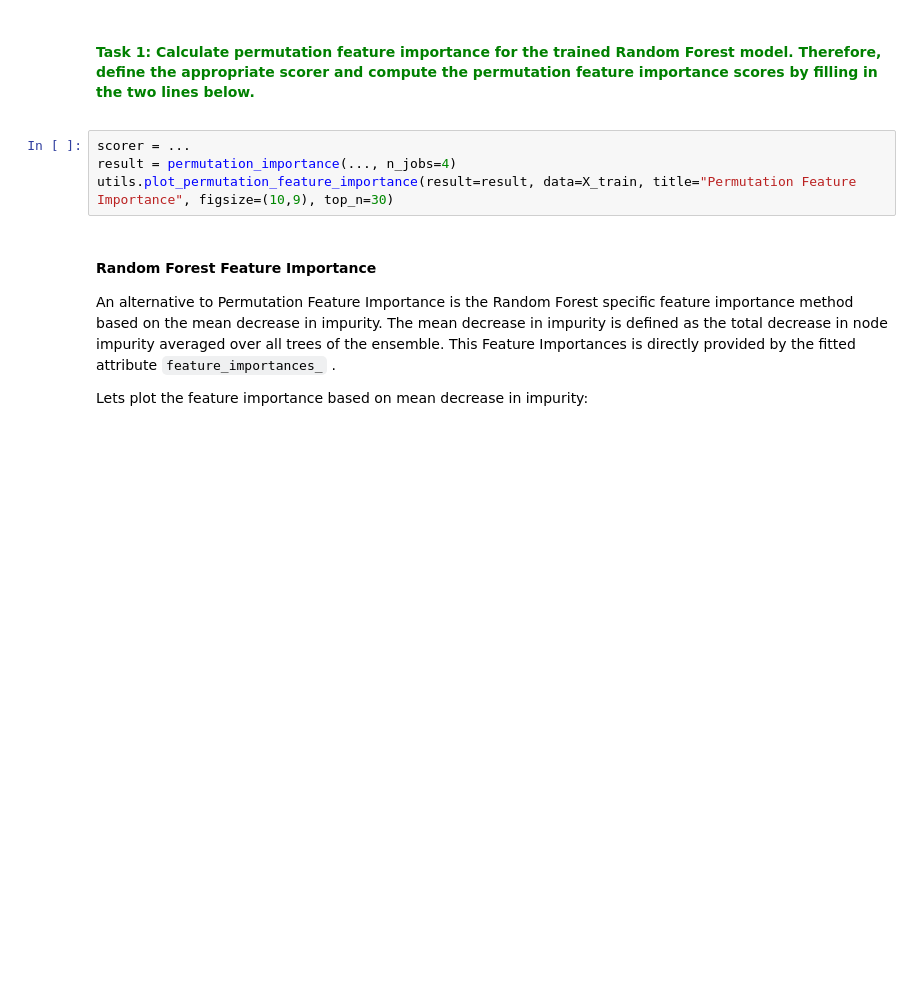
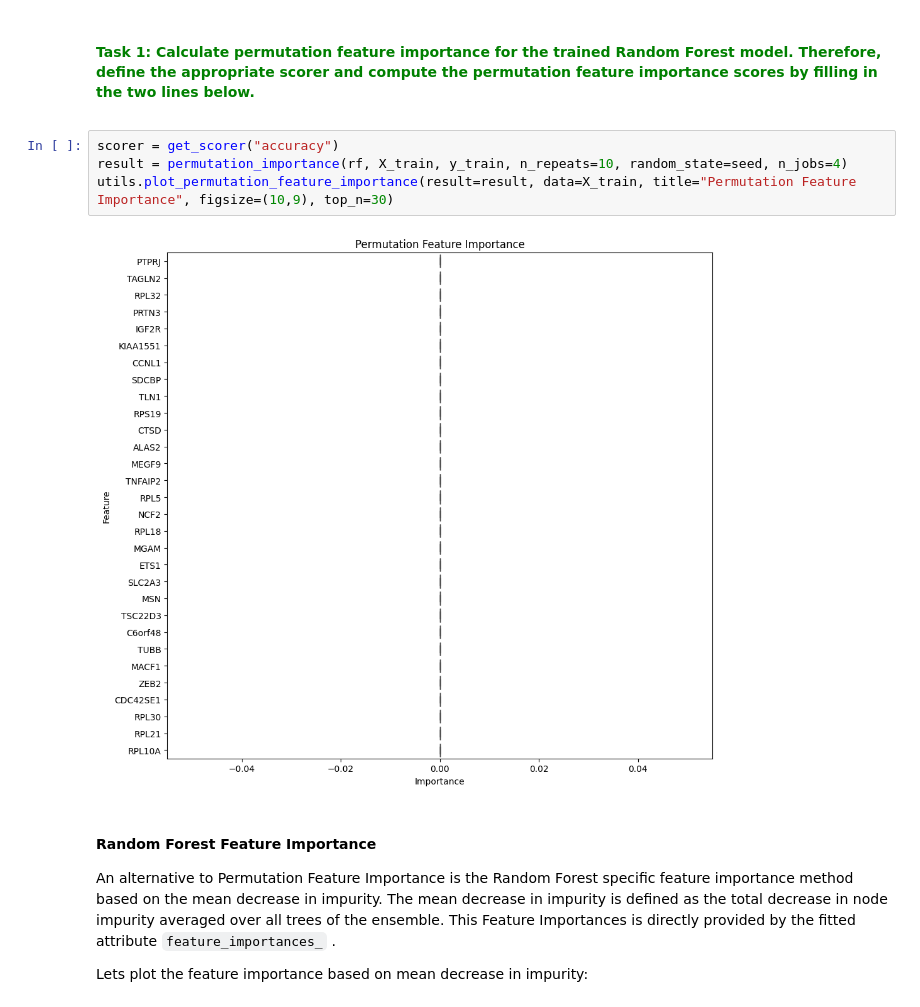
Before and after one commit to HelmholtzAI-Consultants-Munich/XAI-Tutorials, a Jupyter notebook: 5-Tutorial_XAI_for_RandomForests.ipynb, the cells around one changed output. Saved outputs shown, nothing was run; the diff lists cells and outputs as text; blank space fills up the shorter version.

```diff
--- a/5-Tutorial_XAI_for_RandomForests.ipynb
+++ b/5-Tutorial_XAI_for_RandomForests.ipynb
@@ -260,9 +260,11 @@ In the [2-Tutorial_PermutationFeatureImportance.ipynb](./2-Tutorial_PermutationF
 
 #### Task 1: Calculate permutation feature importance for the trained Random Forest model. Therefore, define the appropriate scorer and compute the permutation feature importance scores by filling in the two lines below.
 # %%
-scorer = ...
-result = permutation_importance(..., n_jobs=4)
+scorer = get_scorer("accuracy")
+result = permutation_importance(rf, X_train, y_train, n_repeats=10, random_state=seed, n_jobs=4)
 utils.plot_permutation_feature_importance(result=result, data=X_train, title="Permutation Feature Importance", figsize=(10,9), top_n=30)
+# %% [output]
+[figure, added]
 # %% [markdown]
 #### Random Forest Feature Importance
 
```
Also changed, not shown: parts of 15 cells of this notebook, 4 other files.
